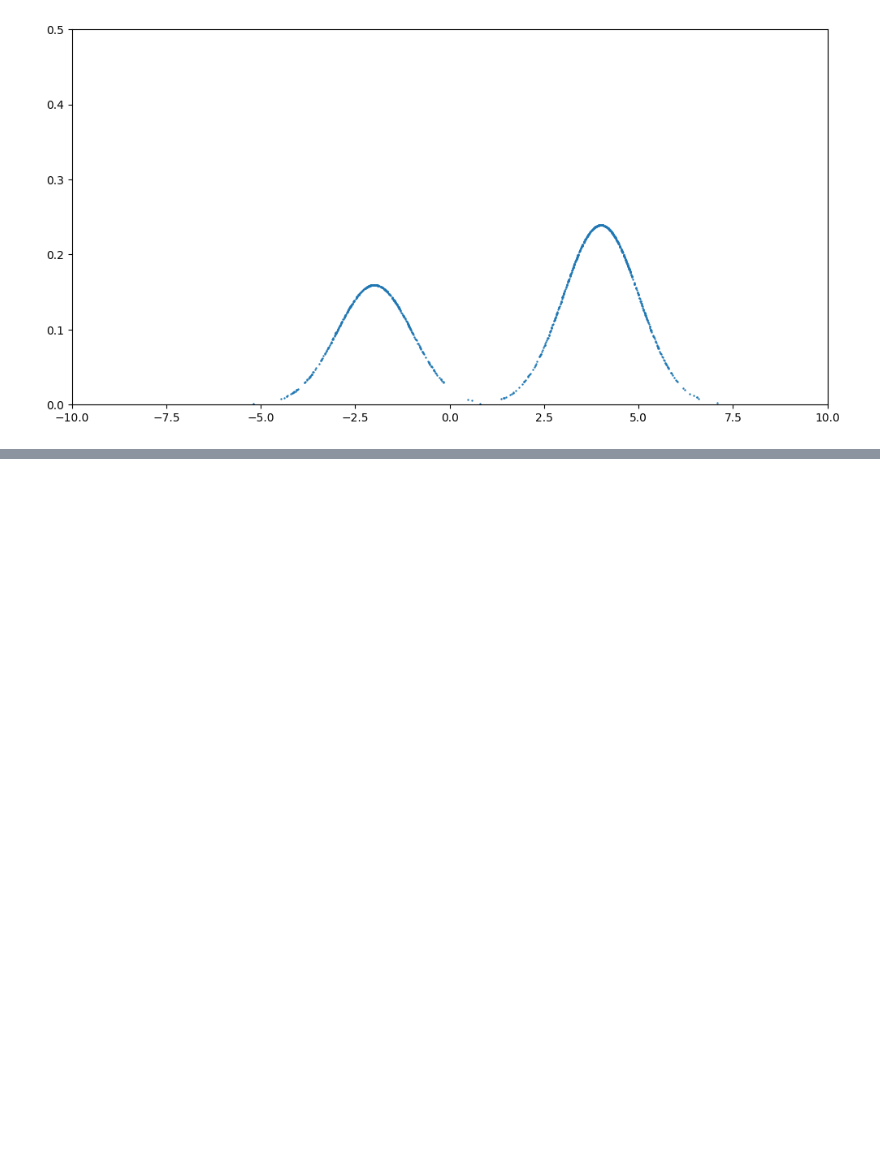
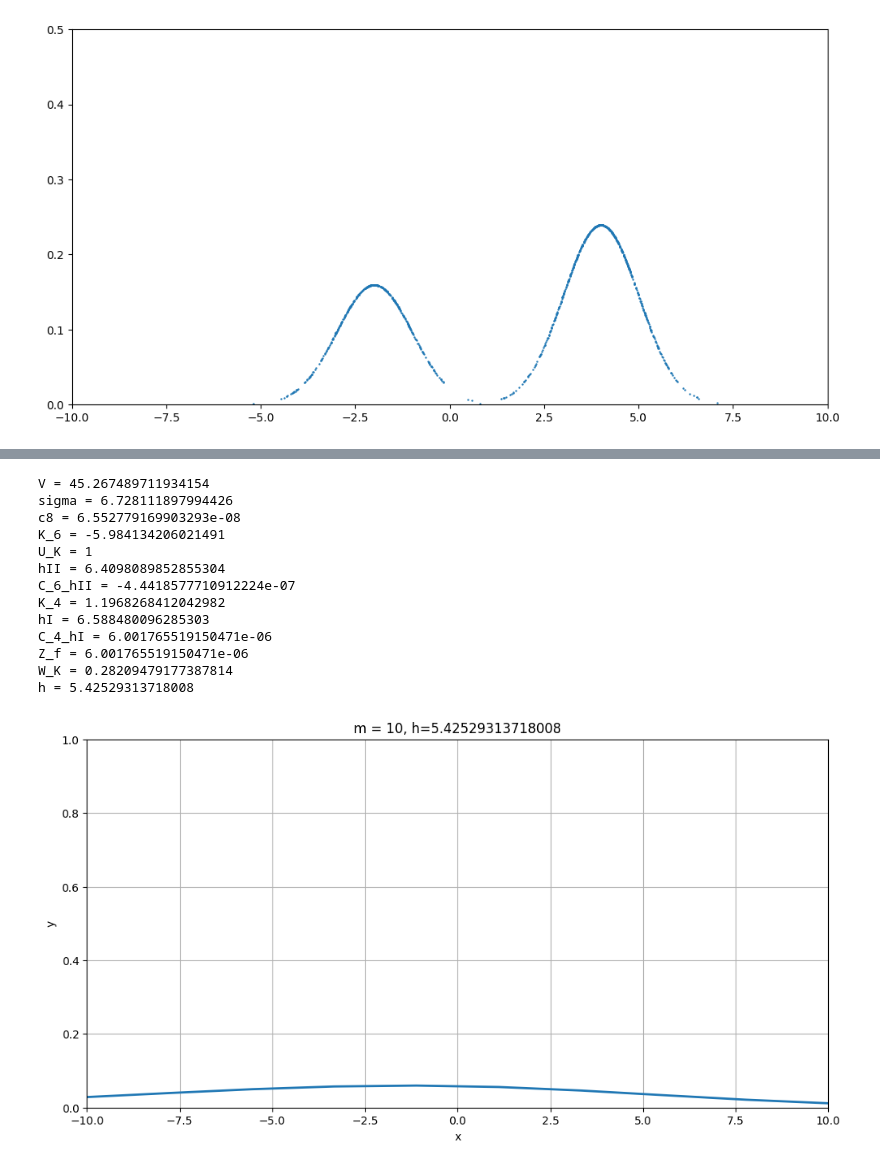
Before and after one commit to m-orlewski/american-universities-eda, a Jupyter notebook: Labs/Lab2.ipynb, the cells around one changed output, grey strips where cells are left out. Saved outputs shown, nothing was run; the diff lists cells and outputs as text; code cells hidden in the pictures; blank space fills up the shorter version.

```diff
--- a/Labs/Lab2.ipynb
+++ b/Labs/Lab2.ipynb
@@ -241,0 +182,49 @@ plt.show()
+# %%
+# Zadanie 5
+# Zastosowac estymator jadrowy
+# Wsadzic H z tego algorytmu co wyslal
+# Dla m = 100 jakie H wychodzi?
+# Powinno wychodzic mniejsze
+
+# Potem dla m = 1000 jakie H wychodzi
+
+# Potem dla m = 10000
+
+# Zaleznosci miedzy m a h, m sie zwieksza to estymacja jest lepsza.
+# Jak oddalenie rozkladow wplywa na estymacje (-7, 0, 4) - sprawdzic bardziej rozjechane
+
+def display_for_m(m):
+    x1 = np.concatenate([np.random.normal(-7,1,int(0.3*m)),
+                         np.random.normal(0,1,int(0.6*m)),
+                         np.random.normal(3,1,int(0.1*m))])
+
+    x = np.linspace(-10.0, 10.0, num=m)
+    h = calculate_h(m, x)
+    y = np.stack([1/(np.sqrt(2 * np.pi)) * np.exp( -((x - x1[i])/h)**2/2 ) for i in range(m)])
+    y = np.sum(y, axis=0)/(m*h)
+
+    plt.plot(x, y, linewidth=2)
+    plt.title(f"m = {m}, h={h}")
+    plt.xlabel("x")
+    plt.ylabel("y")
+    plt.xlim([-10, 10])
+    plt.ylim([0, 1])
+    plt.grid()
+    plt.show()
+# %%
+display_for_m(10)
+# %% [output]
+V = 45.267489711934154
+sigma = 6.728111897994426
+c8 = 6.552779169903293e-08
+K_6 = -5.984134206021491
+U_K = 1
+hII = 6.4098089852855304
+C_6_hII = -4.4418577710912224e-07
+K_4 = 1.1968268412042982
+hI = 6.588480096285303
+C_4_hI = 6.001765519150471e-06
+Z_f = 6.001765519150471e-06
+W_K = 0.28209479177387814
+h = 5.42529313718008
+[figure, added]
```
Also changed, not shown: parts of 13 cells of this notebook.
